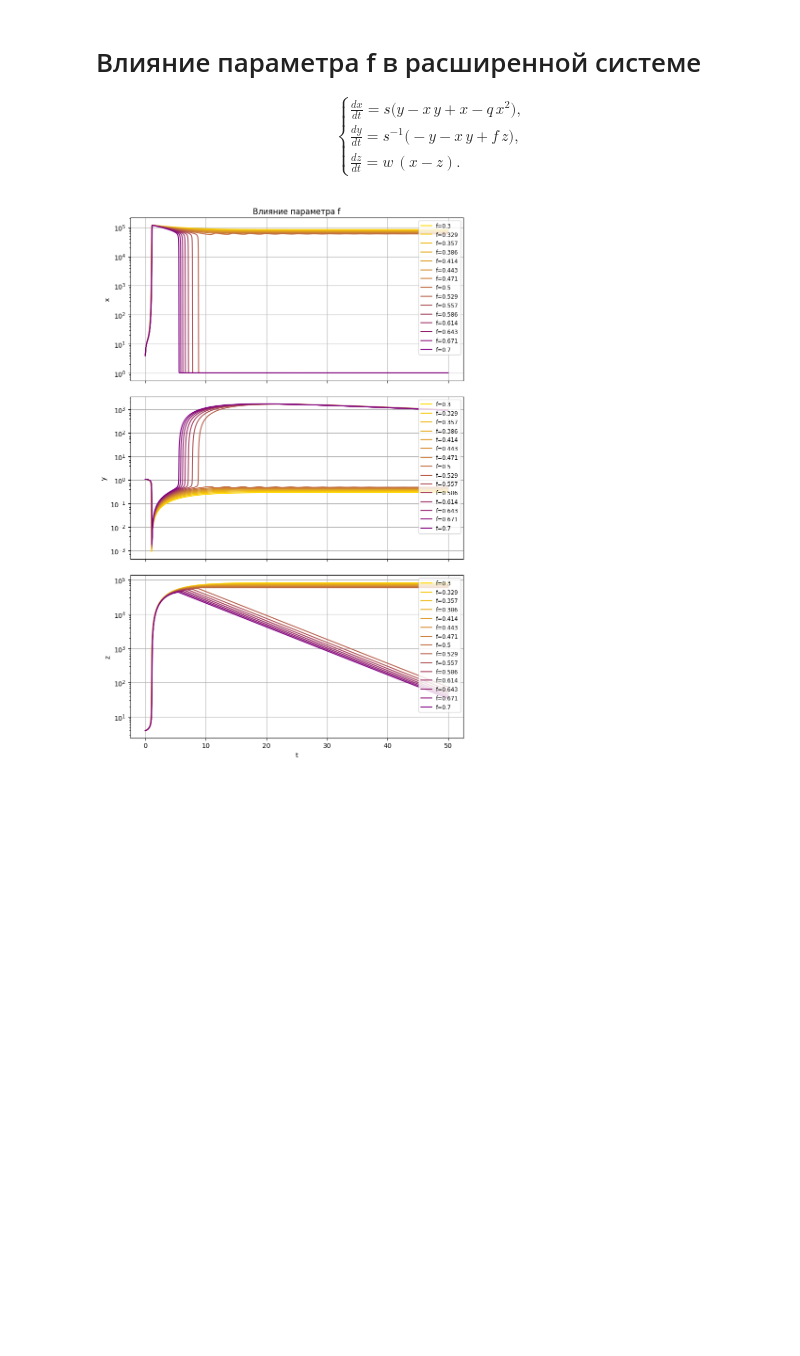
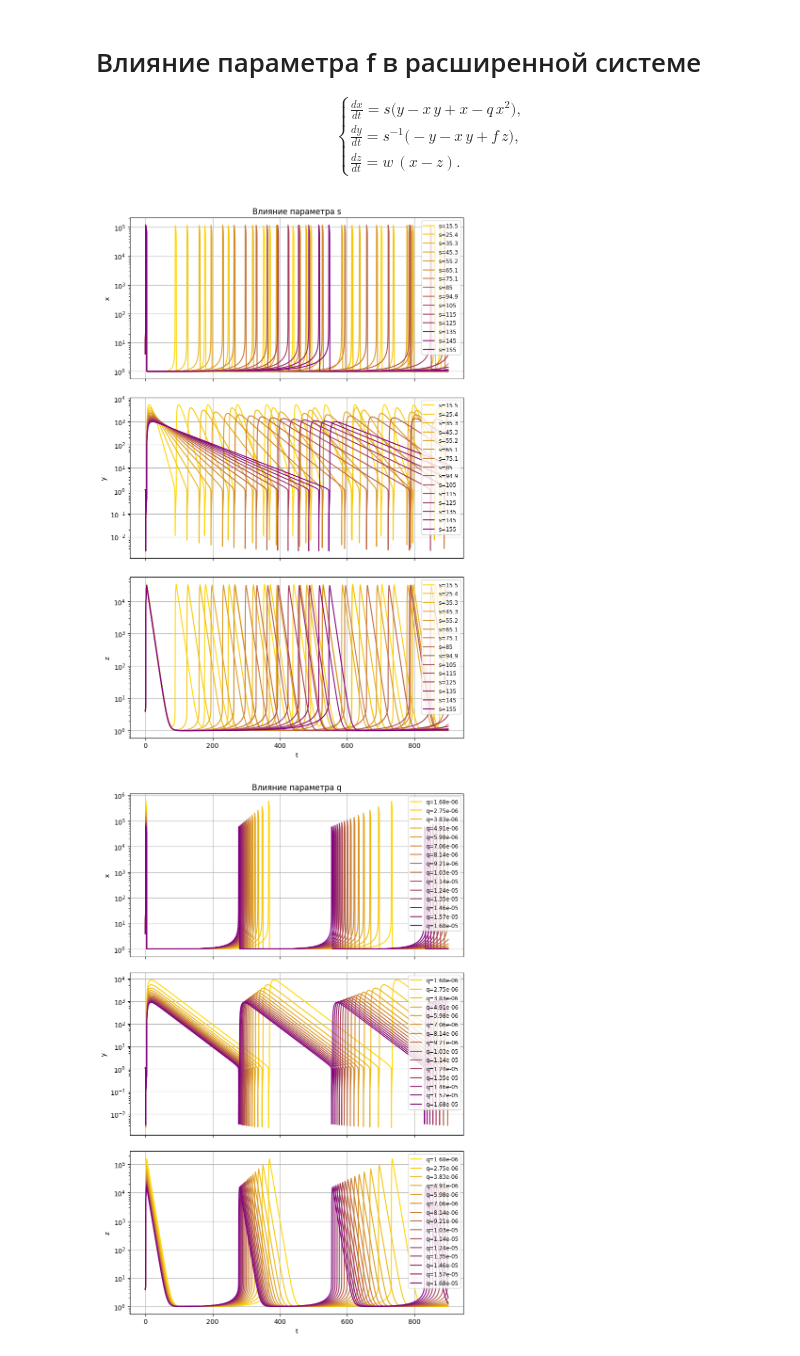
Before and after one commit to quzorr/nm-project, a Jupyter notebook: params_2.ipynb, the cells around one changed output. Saved outputs shown, nothing was run; the diff lists cells and outputs as text; code cells hidden in the pictures; blank space fills up the shorter version.

```diff
--- a/params_2.ipynb
+++ b/params_2.ipynb
@@ -113,12 +113,12 @@ base = {
 K = 15
 
 deltas = {
-    key: np.linspace(0.3 * val, 0.7 * val, K)
+    key: np.linspace(0.2 * val, 2 * val, K)
     for key, val in base.items()
 }
 
 y0 = [4.0, 1.1, 4.0]
-t_span = (0.0, 50.0)
+t_span = (0.0, 900.0)
 
 colors = ["#FFD700", "#800080"]
 cmap = LinearSegmentedColormap.from_list("yellow_purple", colors, N=K)
@@ -141,32 +141,35 @@ def build_f(params):
 
 def run_colormap(vary_param):
     fig, axes = plt.subplots(3, 1, figsize=(8, 12), sharex=True)
     labels = ['x', 'y', 'z']
     for idx, new_val in enumerate(deltas[vary_param]):
         params = base.copy()
         params[vary_param] = new_val
         f = build_f(params)
 
         sol = solve_ivp(f, t_span, y0, method='BDF',
                         atol=1e-8, rtol=1e-6)
         t = sol.t
         Y = sol.y.T
 
         for ax_idx, ax in enumerate(axes):
             ax.plot(t, Y[:, ax_idx],
                     color=cmap(idx),
                     label=f"{vary_param}={new_val:.3g}")
             ax.set_ylabel(labels[ax_idx])
             ax.set_yscale('log')
             ax.grid(True)
 
     axes[-1].set_xlabel("t")
     axes[0].set_title(f"Влияние параметра {vary_param}")
     for ax in axes:
         ax.legend(fontsize='small', loc='upper right')
     plt.tight_layout()
     plt.show()
-for param in ['f']:
+
+
+for param in ['s', 'q', 'w', 'f']:
     run_colormap(param)
 # %% [output]
-[figure, old version]
+[figure, new version]
+[figure, added]
```
Also changed, not shown: parts of 1 cell of this notebook, 2 other files.
